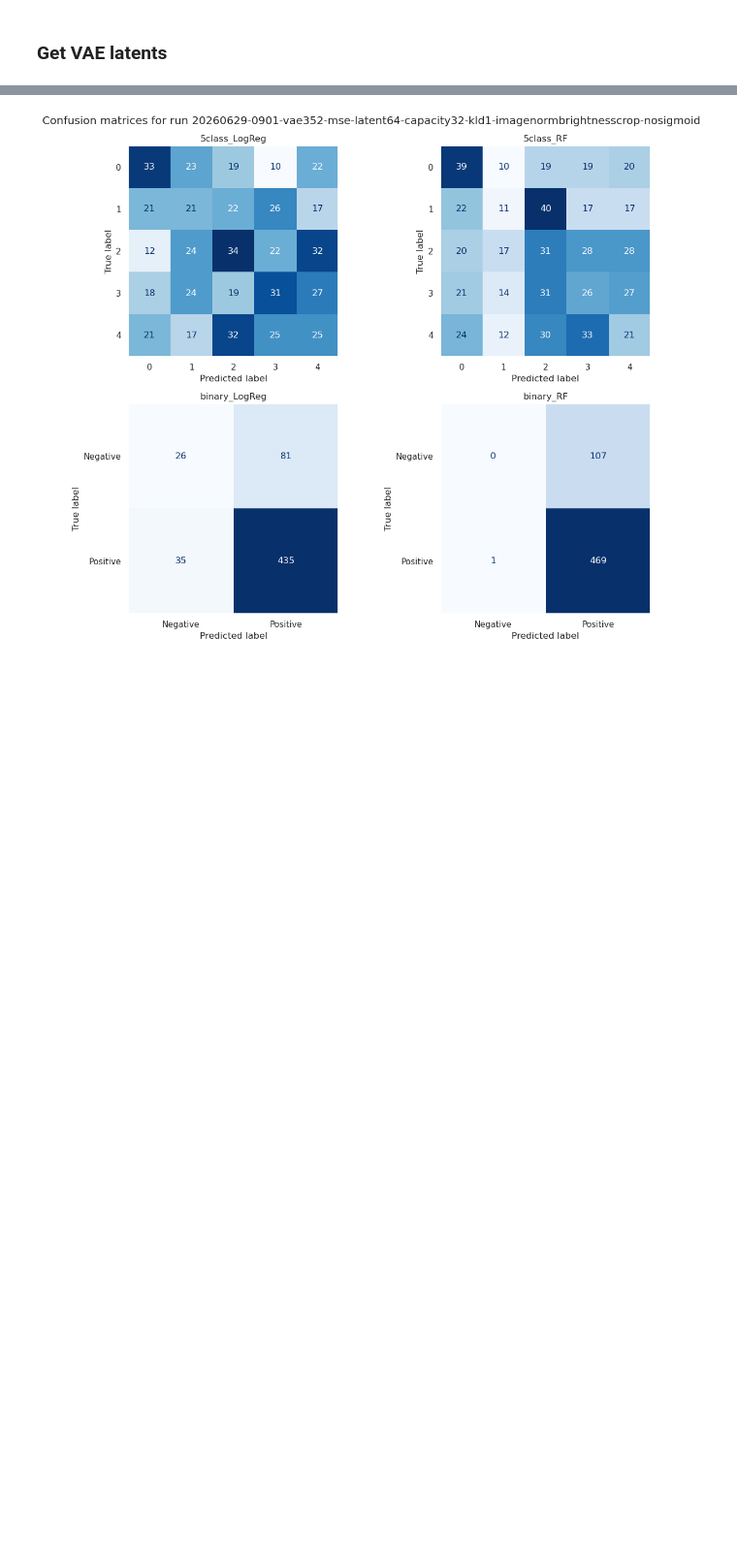
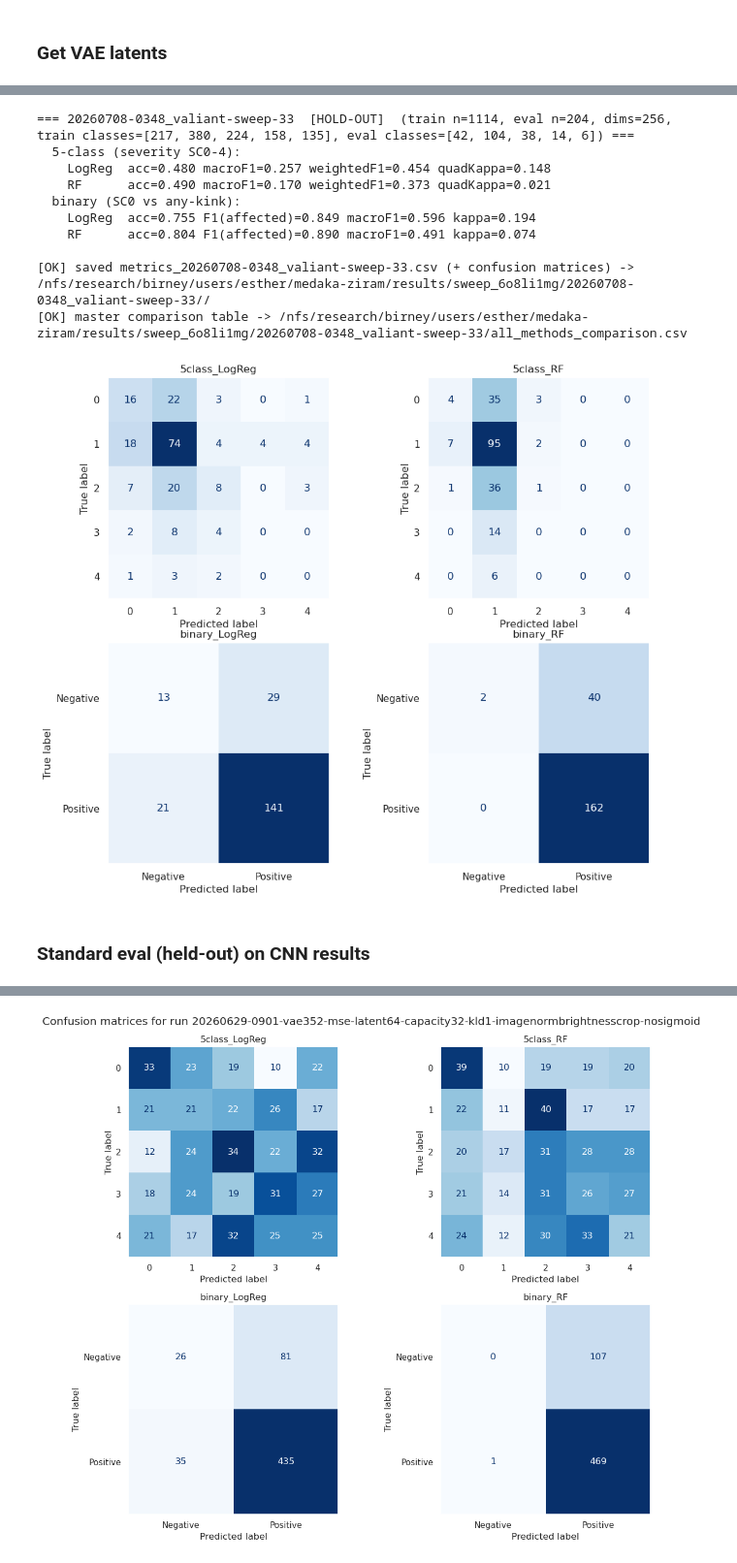
Before and after one commit to esther-yoo/medaka-ziram-vae, a Jupyter notebook: standard_eval.ipynb, the cells around one changed output, grey strips where cells are left out. Shown at 97% size. Cells and saved outputs as stored; diff of their text form; code cells hidden in the pictures; blank space fills up the shorter version.

```diff
--- a/standard_eval.ipynb
+++ b/standard_eval.ipynb
@@ -178,0 +395,72 @@ val_all_logvars = val_all_logvars.detach().cpu().numpy()
+# %%
+# Run standard evaluation for VAE results
+std_eval_name = os.path.basename(model_dir[:-1])
+
+rows, cms = report_holdout(Xtr = train_all_means,
+                           ytr = train_all[5]['severity_score_adjusted'].detach().cpu().numpy(),
+                           Xte = val_all_means[val_f2_idx],
+                           yte = val_all[5]['severity_score_adjusted'].detach().cpu().numpy()[val_f2_idx],
+                           name = std_eval_name)
+
+# Show output
+output_dir = model_dir
+safe = ''.join(c if c.isalnum() or c in '-_' else '_' for c in std_eval_name)
+run_df = pd.DataFrame(rows)
+run_df.to_csv(os.path.join(output_dir, f'metrics_{safe}.csv'), index=False)
+for k, cm in cms.items():
+    np.savetxt(os.path.join(output_dir, f'confusion_{safe}_{k}.csv'), cm, fmt='%d', delimiter=',')
+master = os.path.join(output_dir, 'all_methods_comparison.csv')
+prev = pd.read_csv(master) if os.path.exists(master) else pd.DataFrame()
+if len(prev):   # re-running a name overwrites its old rows
+    key = ['method', 'task', 'classifier']
+    prev = prev[~prev[key].apply(tuple, 1).isin(run_df[key].apply(tuple, 1))]
+pd.concat([prev, run_df], ignore_index=True).to_csv(master, index=False)
+
+fig, axes = plt.subplots(2, 2, figsize=(12, 10))
+axes = axes.ravel()
+
+### Save confusion matrix
+for ax, (name, cm) in zip(axes, cms.items()):
+    # Choose labels based on matrix size
+    if cm.shape[0] == 2:
+        labels = ["Negative", "Positive"]
+    else:
+        labels = [str(i) for i in range(cm.shape[0])]
+
+    disp = ConfusionMatrixDisplay(
+        confusion_matrix=cm,
+        display_labels=labels
+    )
+
+    disp.plot(
+        ax=ax,
+        cmap="Blues",
+        colorbar=False,
+        values_format="d"
+    )
+
+    ax.set_title(name)
+    ax.set_xlabel("Predicted label")
+    ax.set_ylabel("True label")
+    ax.grid(False)
+
+# fig.suptitle(f"Confusion matrices for run {std_eval_name}")
+# plt.tight_layout()
+# plt.savefig(f"{output_dir}/cm.png", dpi=300, bbox_inches='tight')
+
+print(f"\n[OK] saved metrics_{safe}.csv (+ confusion matrices) -> {output_dir}/")
+print(f"[OK] master comparison table -> {master}")
+# %% [output]
+=== 20260708-0348_valiant-sweep-33  [HOLD-OUT]  (train n=1114, eval n=204, dims=256, train classes=[217, 380, 224, 158, 135], eval classes=[42, 104, 38, 14, 6]) ===
+  5-class (severity SC0-4):
+    LogReg  acc=0.480 macroF1=0.257 weightedF1=0.454 quadKappa=0.148
+    RF      acc=0.490 macroF1=0.170 weightedF1=0.373 quadKappa=0.021
+  binary (SC0 vs any-kink):
+    LogReg  acc=0.755 F1(affected)=0.849 macroF1=0.596 kappa=0.194
+    RF      acc=0.804 F1(affected)=0.890 macroF1=0.491 kappa=0.074
+
+[OK] saved metrics_20260708-0348_valiant-sweep-33.csv (+ confusion matrices) -> /nfs/research/birney/users/esther/medaka-ziram/results/sweep_6o8li1mg/20260708-0348_valiant-sweep-33//
+[OK] master comparison table -> /nfs/research/birney/users/esther/medaka-ziram/results/sweep_6o8li1mg/20260708-0348_valiant-sweep-33/all_methods_comparison.csv
+[figure, added]
+# %% [markdown]
+### Standard eval (held-out) on CNN results
```
Also changed, not shown: parts of 44 cells of this notebook, 8 other files.
